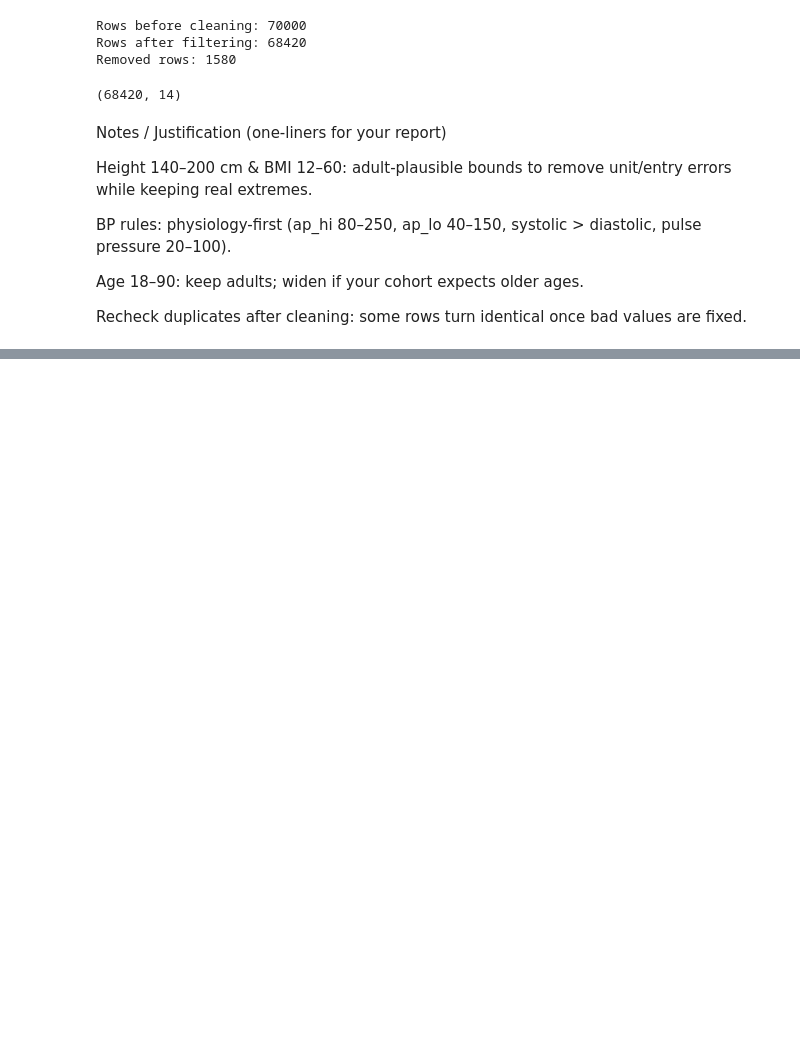
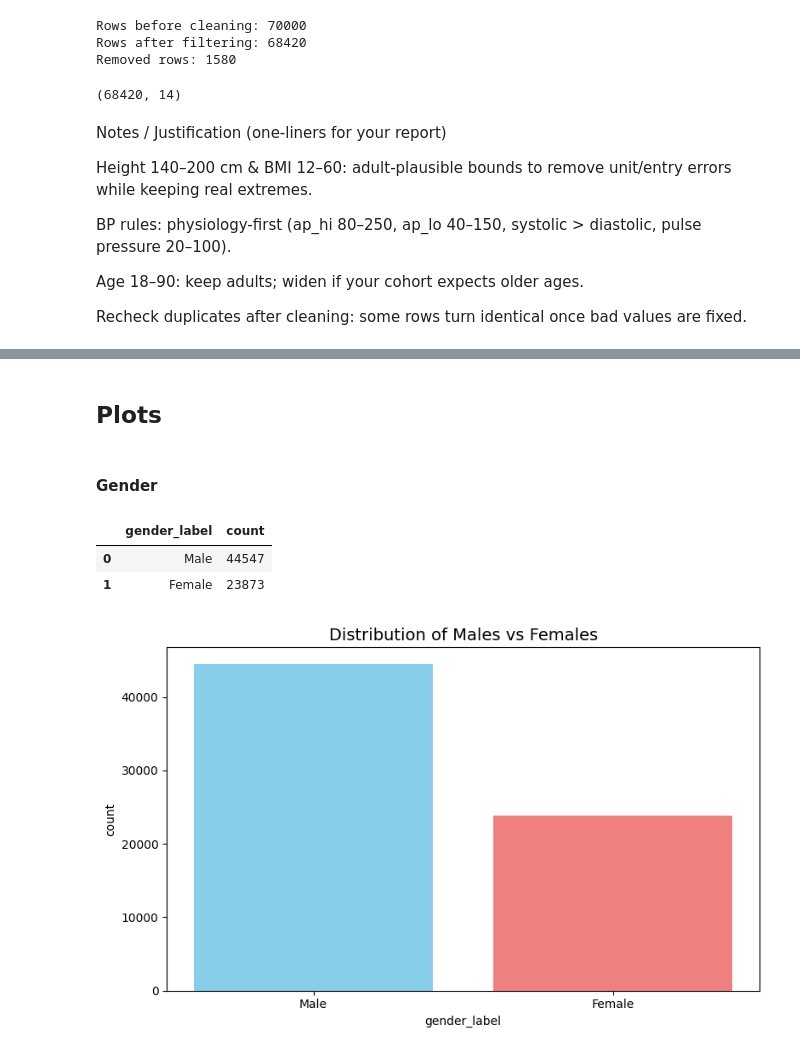
Before and after one commit to lizabguercho/DI_Final_Project_CVD, a Jupyter notebook: Final_project.ipynb, the cells around one changed output, grey strips where cells are left out. Drawn from its saved outputs; the diff is of its cells as text; code cells hidden in the pictures; blank space fills up the shorter version.

Commit message:
started creating plots

```diff
--- a/Final_project.ipynb
+++ b/Final_project.ipynb
@@ -495,0 +448,17 @@ weighted avg      0.730     0.727     0.726     13684
+# %% [markdown]
+## Plots
+# %% [markdown]
+#### Gender
+# %%
+df_clean["gender_label"] = df["gender"].replace({1: "Male", 2: "Female"})
+# %%
+gender_counts = df_clean["gender_label"].value_counts().rename_axis("gender_label").reset_index(name="count")
+gender_counts
+# %% [output]
+|  | gender_label | count |
+| 0 | Male | 44547 |
+| 1 | Female | 23873 |
+# %%
+plot_bar(gender_counts,"gender_label","count",title ="Distribution of Males vs Females", color =["skyblue","lightcoral"])
+# %% [output]
+[figure, added]
```
Also changed, not shown: parts of 20 cells of this notebook, 3 other files.
